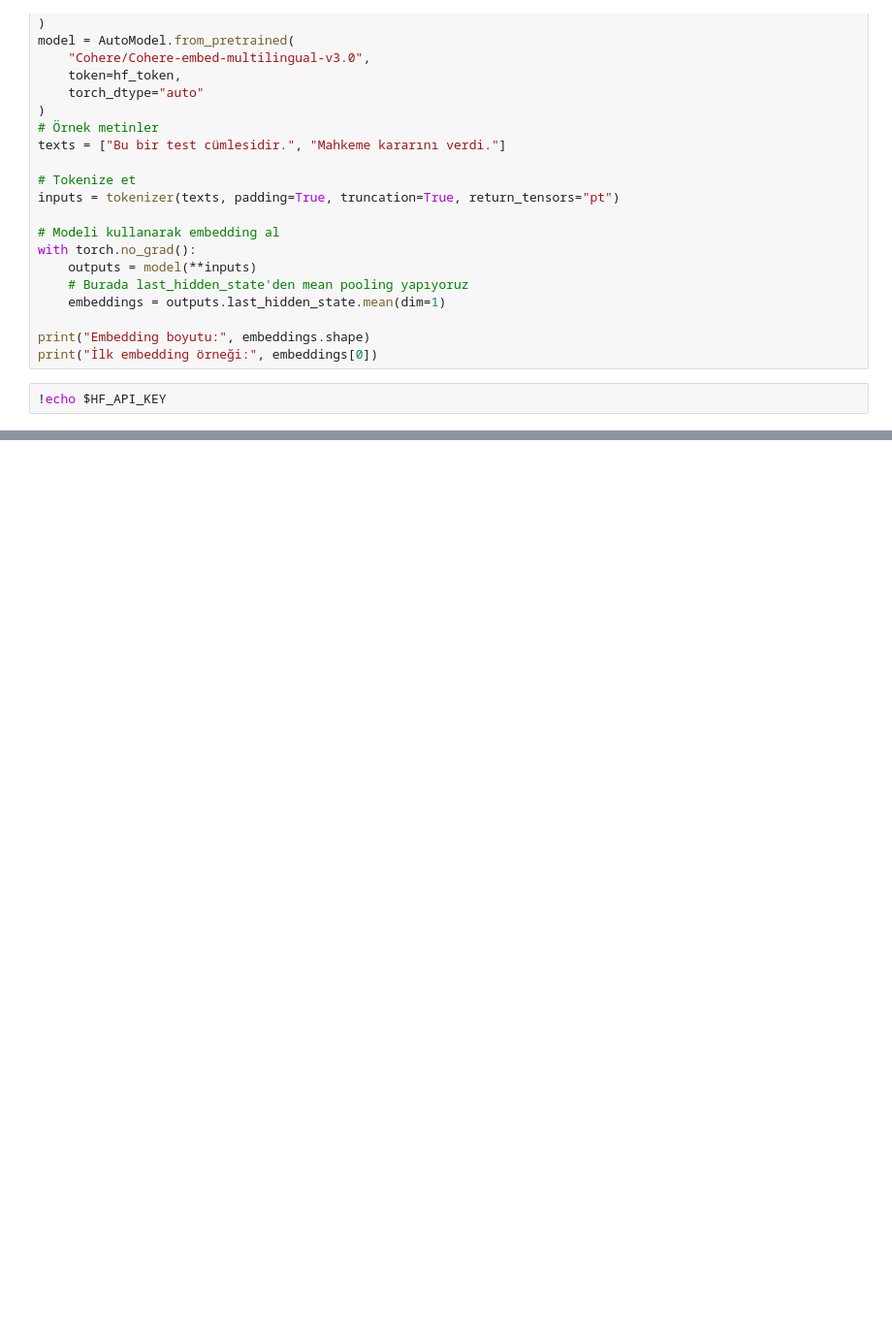
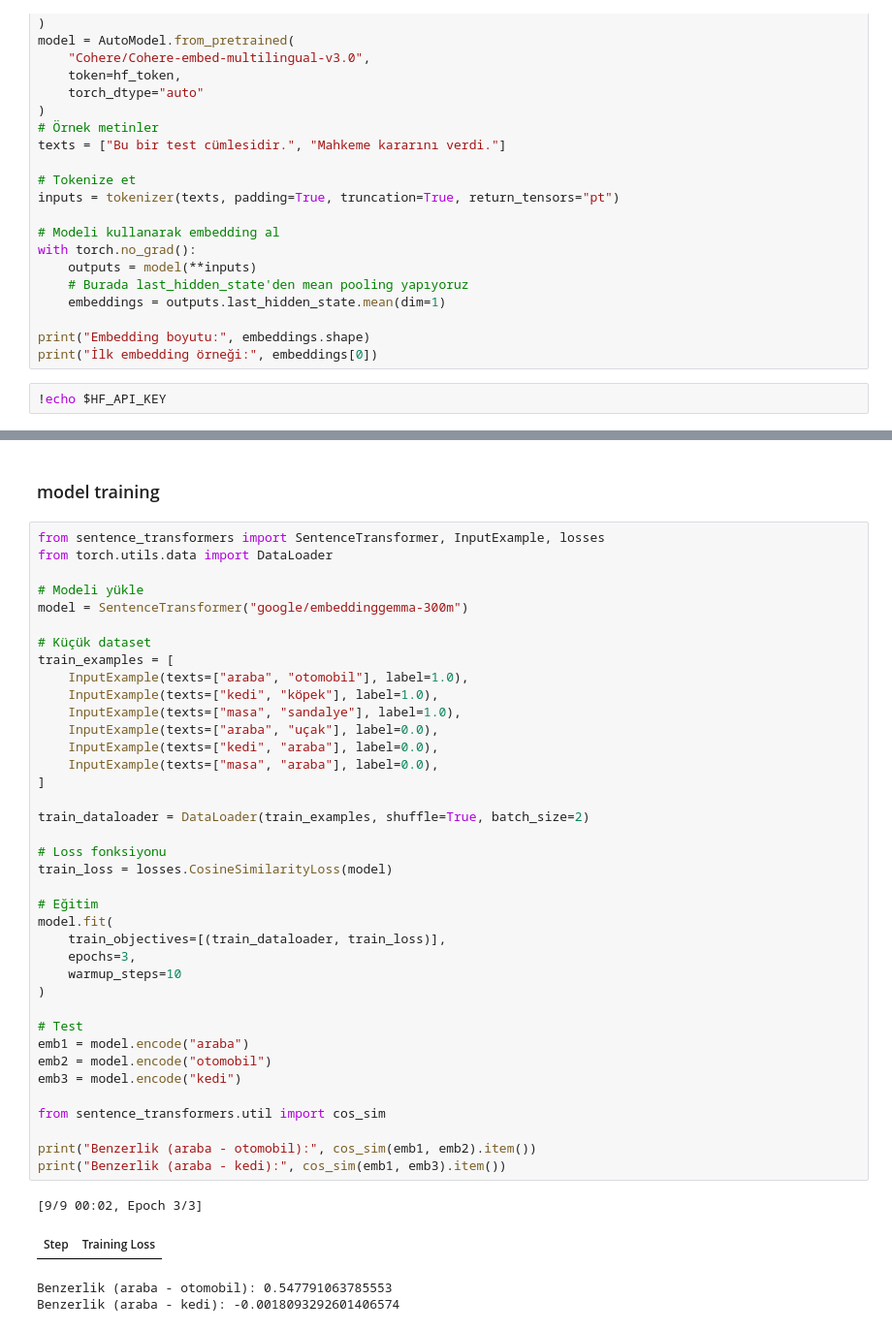
Before and after one commit to ahsen-bulbul/2025summerInternshipProject, a Jupyter notebook: model/semchunk/try.ipynb, the cells around one changed output, grey strips where cells are left out. Shown at 97% size. Saved outputs shown, nothing was run; the diff lists cells and outputs as text; blank space fills up the shorter version.

```diff
--- a/model/semchunk/try.ipynb
+++ b/model/semchunk/try.ipynb
@@ -61,0 +218,45 @@ print(similarities.shape)
+# %% [markdown]
+### model training
+# %%
+from sentence_transformers import SentenceTransformer, InputExample, losses
+from torch.utils.data import DataLoader
+
+# Modeli yükle
+model = SentenceTransformer("google/embeddinggemma-300m")
+
+# Küçük dataset
+train_examples = [
+    InputExample(texts=["araba", "otomobil"], label=1.0),
+    InputExample(texts=["kedi", "köpek"], label=1.0),
+    InputExample(texts=["masa", "sandalye"], label=1.0),
+    InputExample(texts=["araba", "uçak"], label=0.0),
+    InputExample(texts=["kedi", "araba"], label=0.0),
+    InputExample(texts=["masa", "araba"], label=0.0),
+]
+
+train_dataloader = DataLoader(train_examples, shuffle=True, batch_size=2)
+
+# Loss fonksiyonu
+train_loss = losses.CosineSimilarityLoss(model)
+
+# Eğitim
+model.fit(
+    train_objectives=[(train_dataloader, train_loss)],
+    epochs=3,
+    warmup_steps=10
+)
+
+# Test
+emb1 = model.encode("araba")
+emb2 = model.encode("otomobil")
+emb3 = model.encode("kedi")
+
+from sentence_transformers.util import cos_sim
+
+print("Benzerlik (araba - otomobil):", cos_sim(emb1, emb2).item())
+print("Benzerlik (araba - kedi):", cos_sim(emb1, emb3).item())
+# %% [output]
+[9/9 00:02, Epoch 3/3]
+| Step | Training Loss |
+Benzerlik (araba - otomobil): 0.547791063785553
+Benzerlik (araba - kedi): -0.0018093292601406574
```
Also changed, not shown: parts of 10 cells of this notebook, 4 other files.
